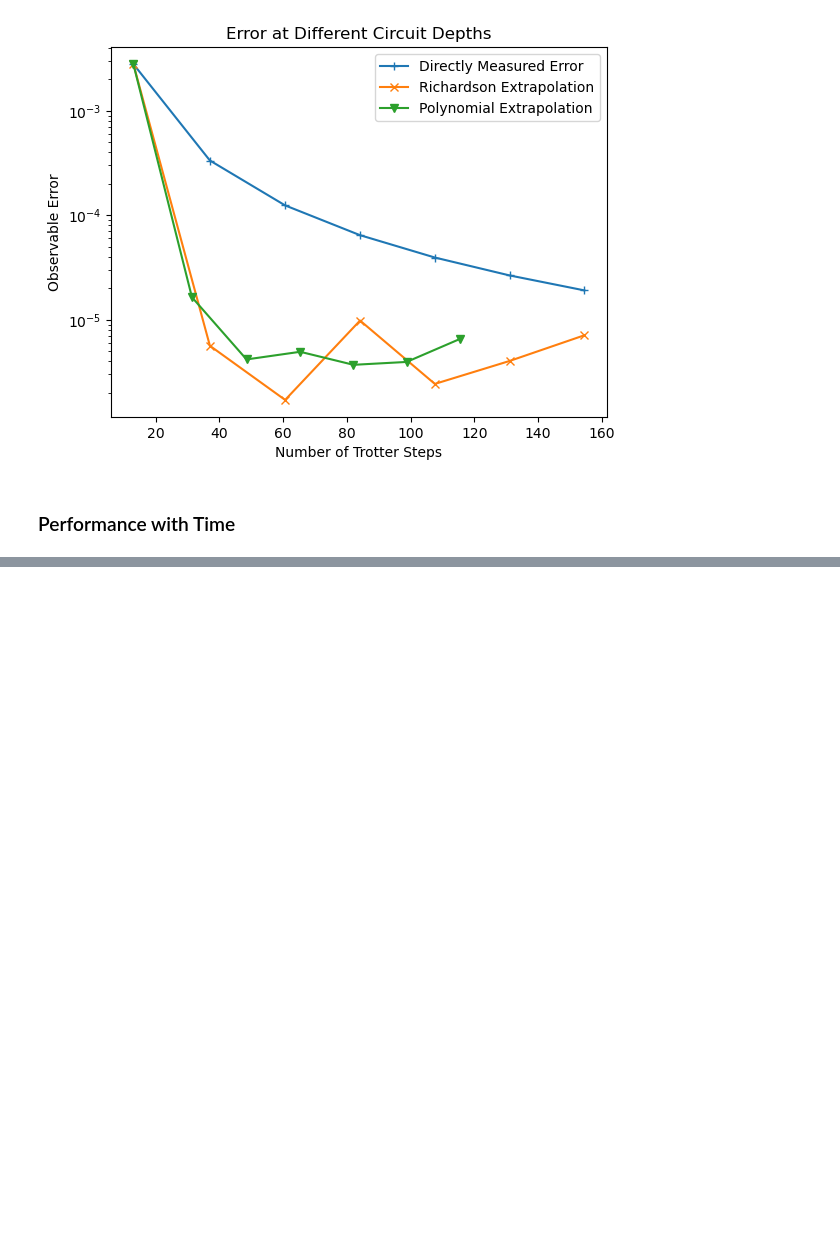
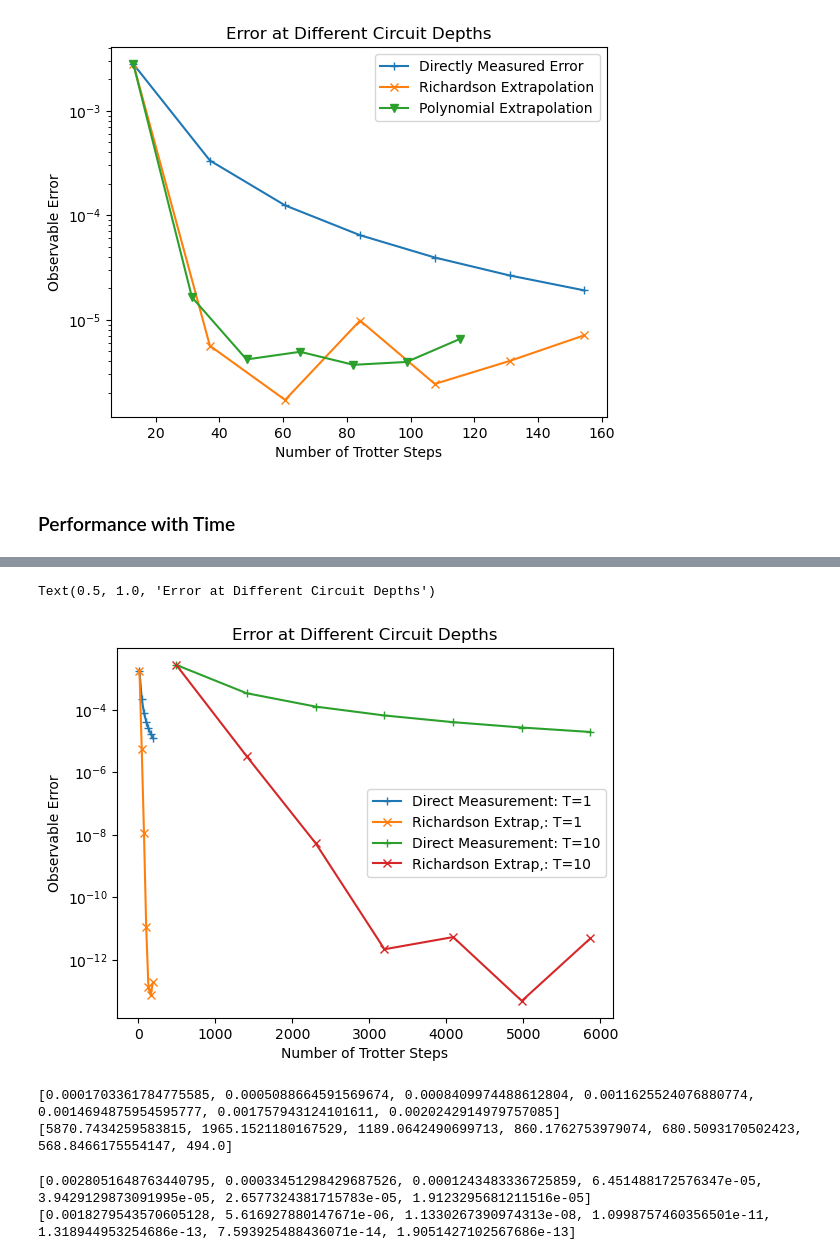
Before and after one commit to jacobwatkins1/Trotter-Extrapolation, a Jupyter notebook: Richardson_and_Polynomial_Comparison.ipynb, the cells around one changed output, grey strips where cells are left out. Saved outputs shown, nothing was run; the diff lists cells and outputs as text; code cells hidden in the pictures; blank space fills up the shorter version.

Commit message:
Added more comparison graphs.

```diff
--- a/Richardson_and_Polynomial_Comparison.ipynb
+++ b/Richardson_and_Polynomial_Comparison.ipynb
@@ -441,9 +441,9 @@ def min_step_number(nqubits, hlist, time, order = 1 ):
     one_norm = Heisenberg_one_norm(nqubits, hlist)
 
     if order == 1:
-        min_step_no = np.ceil(  (one_norm*time)**2)/2
+        min_step_no = np.ceil( (1/2)*(one_norm*time)**2)
     elif order == 2:
-         min_step_no = np.ceil(  (one_norm*time)**(3/2))/6
+        min_step_no = np.ceil( (1/6)*(one_norm*time)**(3/2))
     else:
         raise NameError('Orders >2 have not yet been implemented.')
 
@@ -1565,0 +1590,39 @@ len(hlist_string)
+# %%
+### Print on graphs to check.
+
+for j in range(len(time_best_val_error_array_Richardson)):
+    direct_measure_label    = "Direct Measurement: T=" + str( time_list [j] )
+    Richardson_extrap_label = "Richardson Extrap.: T=" + str( time_list [j] )
+    plt.semilogy( time_circuit_depths_generic[j], time_best_val_error_array_Richardson[j], label=direct_measure_label, marker = '+')
+    plt.semilogy( time_circuit_depths_generic[j], time_error_array_generic[j],  label=Richardson_extrap_label, marker = 'x')
+
+plt.xlabel('Number of Trotter Steps')
+plt.ylabel('Observable Error')
+plt.legend()
+plt.title("Error at Different Circuit Depths")
+# %% [output]
+Text(0.5, 1.0, 'Error at Different Circuit Depths')
+[figure, added]
+# %%
+time = 10
+
+min_step_no   = min_step_number(nqubits, hlist, time, order = 2 )
+s_min         = 1/min_step_no
+
+s_list = generate_adjusted_nodes(s_min, order, type = 'adjusted' )
+
+temp   = s_list
+max_val = max(temp)
+s_list = [ (s_min/max_val)*x for x in temp]
+print(s_list)
+step_array = [1/x for x in s_list]
+print(step_array)
+# %% [output]
+[0.0001703361784775585, 0.0005088664591569674, 0.0008409974488612804, 0.0011625524076880774, 0.0014694875954595777, 0.001757943124101611, 0.0020242914979757085]
+[5870.7434259583815, 1965.1521180167529, 1189.0642490699713, 860.1762753979074, 680.5093170502423, 568.8466175554147, 494.0]
+# %%
+print(time_best_val_error_array_Richardson[0])
+print(time_error_array_generic[0])
+# %% [output]
+[0.0028051648763440795, 0.00033451298429687526, 0.0001243483336725859, 6.451488172576347e-05, 3.9429129873091995e-05, 2.6577324381715783e-05, 1.9123295681211516e-05]
+[0.0018279543570605128, 5.616927880147671e-06, 1.1330267390974313e-08, 1.0998757460356501e-11, 1.318944953254686e-13, 7.593925488436071e-14, 1.9051427102567686e-13]
```
Also changed, not shown: parts of 13 cells of this notebook, 6 other files.
